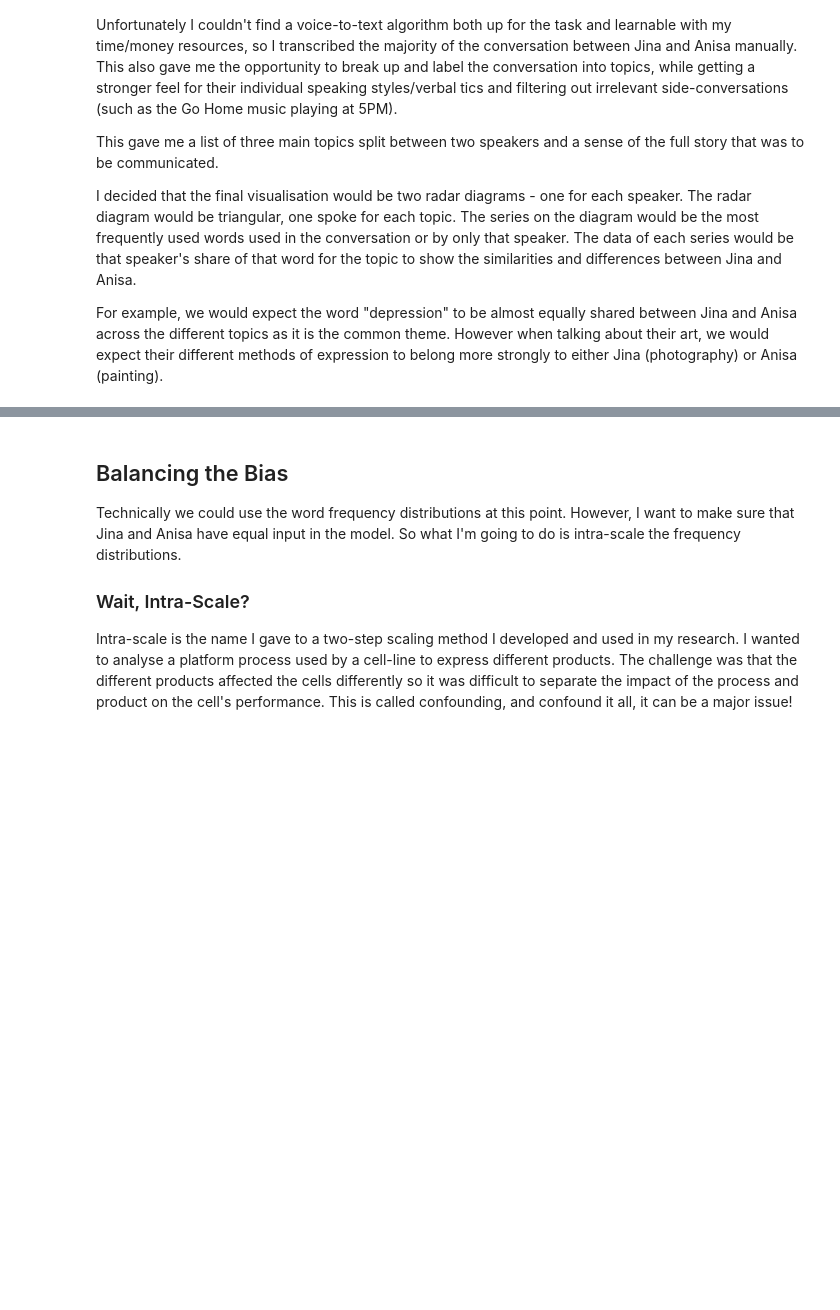
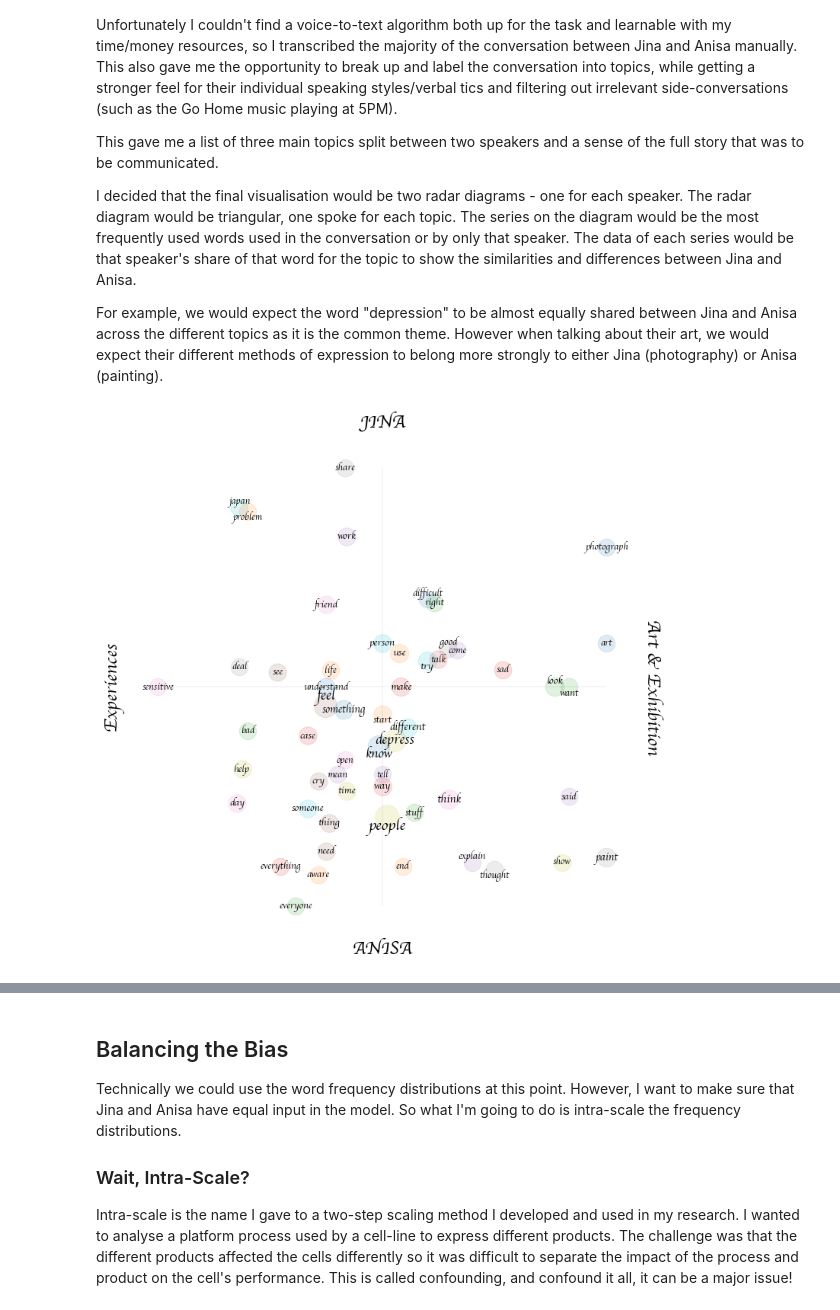
Before and after one commit to magpie882/common_corpus, a Jupyter notebook: conversations/conversation_analysis.ipynb, the cells around one changed output, grey strips where cells are left out. Drawn from its saved outputs; the diff is of its cells as text; code cells hidden in the pictures; blank space fills up the shorter version.

Commit message:
Plane trip revamp
Redoing basic token handling and new viz type

```diff
--- a/conversations/conversation_analysis.ipynb
+++ b/conversations/conversation_analysis.ipynb
@@ -63,0 +118,75 @@ stop_words_3 = stop_words_1 + stop_words_2
+# %%
+min_count = 10.0
+max_count = max(token_counts["Speaker"])
+
+min_ps = 500.0
+max_ps = 1000.0
+
+min_fs = 12.0
+max_fs = 20.0
+
+text_x_offset = 0.00
+text_y_offset_min = 0.00
+text_y_offset_max = 0.00
+
+f_family = "cursive"
+
+plt.figure(figsize=[12,12])
+for i in range(0,len(topic_df)):
+    if token_counts["Speaker"][i] >= min_count:
+
+        rel_scale = (token_counts["Speaker"][i]-min_count)/(max_count-min_count)
+
+        point_x = topic_df["value"][i]
+        point_y = speaker_df["value"][i]
+        point_s = min_ps + (max_ps-min_ps)*rel_scale
+
+        text_t = token_counts["Token"][i]
+        text_s = min_fs + (max_fs-min_fs)*rel_scale
+        text_x = topic_df["value"][i]+text_x_offset
+
+        if token_counts["Token"][i] in ["difficult","good","japan","look","explain","feel"]:
+            text_y = speaker_df["value"][i]+(text_y_offset_min+(text_y_offset_max-text_y_offset_min))*rel_scale
+            text_valign = "bottom"
+
+        elif token_counts["Token"][i] in ["try","want","know","people","thought","problem","start"]:
+            text_y = speaker_df["value"][i]-(text_y_offset_min+(text_y_offset_max-text_y_offset_min))*rel_scale
+            text_valign = "top"
+
+        else:
+            text_y = speaker_df["value"][i]
+            text_valign = "center"
+
+
+        plt.scatter(point_x,point_y,point_s,alpha=0.15)
+        plt.text(text_x,text_y,text_t,
+                 fontsize=text_s,
+                 verticalalignment=text_valign, horizontalalignment='center', family=f_family)
+
+plt.hlines(y=0.5,xmin=0.0,xmax=1.0, colors='k', alpha=0.05)
+plt.vlines(x=0.5,ymin=0.0,ymax=1.0, colors='k', alpha=0.05)
+
+plt.text(0.5, 1.1, "JINA",
+         fontsize=24,
+         horizontalalignment='center', verticalalignment='center',
+         family=f_family, weight="bold")
+
+plt.text(0.5, -0.1, "ANISA",
+         fontsize=24,
+         horizontalalignment='center', verticalalignment='center',
+         family=f_family, weight="bold")
+
+plt.text(-0.1, 0.5, "Experiences",
+         fontsize=24,
+         horizontalalignment='center', verticalalignment='center',
+         family=f_family, weight="bold", rotation=90)
+
+plt.text(1.1, 0.5, "Art & Exhibition",
+         fontsize=24,
+         horizontalalignment='center', verticalalignment='center',
+         family=f_family, weight="bold", rotation=270)
+
+plt.axis('off')
+plt.show()
+# %% [output]
+[figure, added]
```
Also changed, not shown: parts of 15 cells of this notebook, 10 other files.
